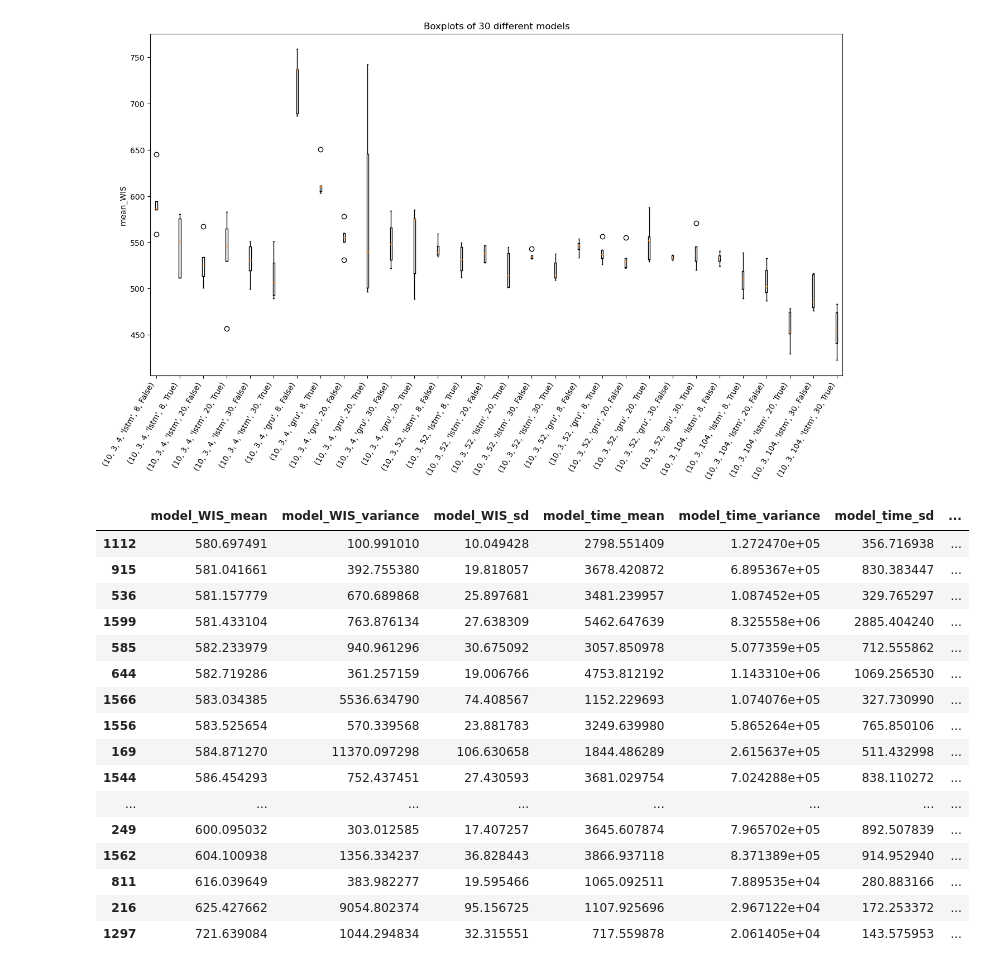
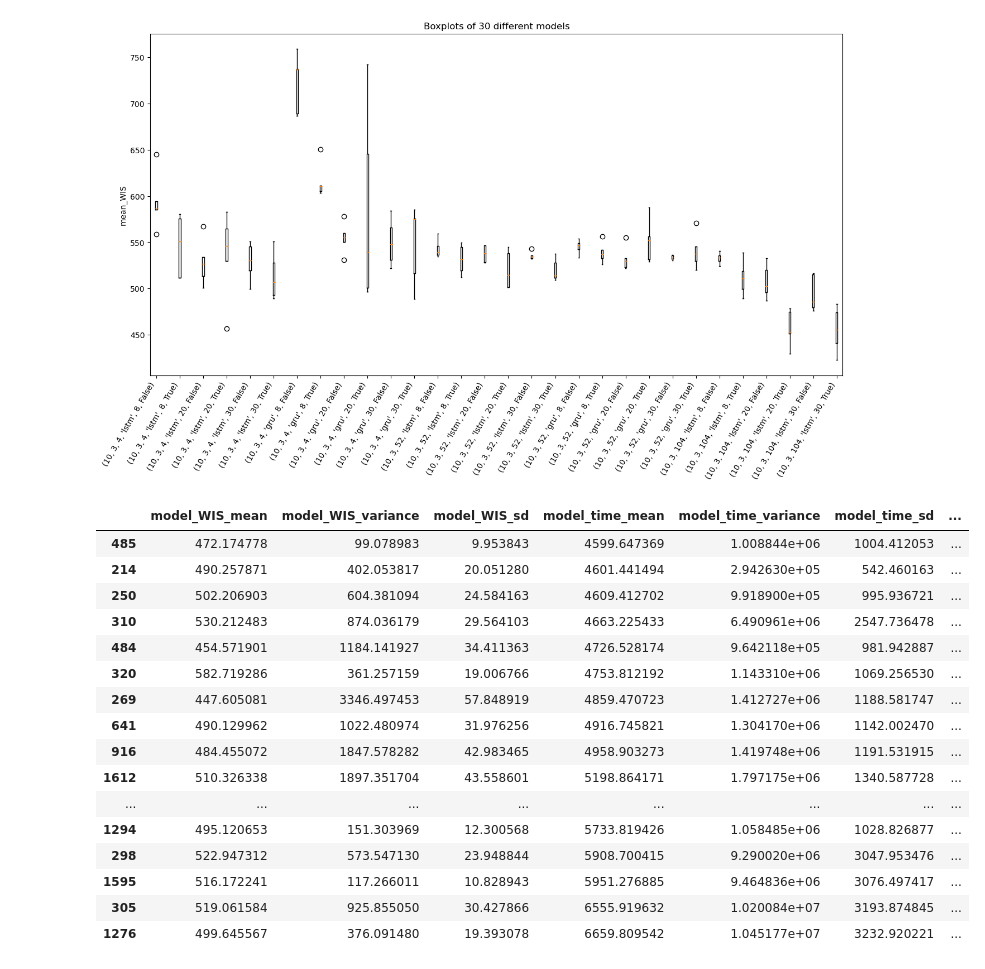
Before and after one commit to Kai-Ref/DeepAR_InfluenzaForecast, a Jupyter notebook: Notebooks/Modeltuning/Analysis_HP_19_04.ipynb, the cells around one changed output. Drawn from its saved outputs; the diff is of its cells as text; code cells hidden in the pictures.

Commit message:
new model results and analysis

```diff
--- a/Notebooks/Modeltuning/Analysis_HP_19_04.ipynb
+++ b/Notebooks/Modeltuning/Analysis_HP_19_04.ipynb
@@ -34,4 +34,4 @@ hp_search_space = {
     "cardinality":tune.sample_from(lambda spec:[2]*411 if spec.config.use_feat_static_cat else None),
 }
 
-model_results_by_hp = generate_model_results_by_hp_dict(df, hp_search_space)
+model_results_by_hp, overall_df = generate_model_results_by_hp_dict(df, hp_search_space)
@@ -39,31 +43,27 @@ model_results_by_hp = generate_model_results_by_hp_dict(df, hp_search_space)
 plot_model_results_by_hp(model_results_by_hp, number_of_plots=30, col="mean_WIS",figsize=(16, 9))
 # %% [output]
 [figure]
-# %%
-overall_df = pd.DataFrame()
-for key in list(model_results_by_hp.keys())[:]:
-    overall_df = pd.concat([overall_df, model_results_by_hp[key]])
 # %%
 added_cols = ["model_WIS_mean","model_WIS_variance","model_WIS_sd","model_time_mean","model_time_variance","model_time_sd"]
-display(overall_df.sort_values("model_WIS_mean")[added_cols+[col for col in df.columns if ("config" in col)&("cardinality" not in col)&("use_feat_dynamic_real" not in col)&("use_feat_static_real" not in col)]].drop_duplicates().tail(20))
+display(overall_df.sort_values("model_time_mean")[added_cols+[col for col in df.columns if ("config" in col)&("cardinality" not in col)&("use_feat_dynamic_real" not in col)&("use_feat_static_real" not in col)]].drop_duplicates().tail(20))
 # %% [output]
 |  | model_WIS_mean | model_WIS_variance | model_WIS_sd | model_time_mean | model_time_variance | model_time_sd | ... |
-| 1112 | 580.697491 | 100.991010 | 10.049428 | 2798.551409 | 1.272470e+05 | 356.716938 | ... |
-| 915 | 581.041661 | 392.755380 | 19.818057 | 3678.420872 | 6.895367e+05 | 830.383447 | ... |
-| 536 | 581.157779 | 670.689868 | 25.897681 | 3481.239957 | 1.087452e+05 | 329.765297 | ... |
-| 1599 | 581.433104 | 763.876134 | 27.638309 | 5462.647639 | 8.325558e+06 | 2885.404240 | ... |
-| 585 | 582.233979 | 940.961296 | 30.675092 | 3057.850978 | 5.077359e+05 | 712.555862 | ... |
-| 644 | 582.719286 | 361.257159 | 19.006766 | 4753.812192 | 1.143310e+06 | 1069.256530 | ... |
-| 1566 | 583.034385 | 5536.634790 | 74.408567 | 1152.229693 | 1.074076e+05 | 327.730990 | ... |
-| 1556 | 583.525654 | 570.339568 | 23.881783 | 3249.639980 | 5.865264e+05 | 765.850106 | ... |
-| 169 | 584.871270 | 11370.097298 | 106.630658 | 1844.486289 | 2.615637e+05 | 511.432998 | ... |
-| 1544 | 586.454293 | 752.437451 | 27.430593 | 3681.029754 | 7.024288e+05 | 838.110272 | ... |
+| 485 | 472.174778 | 99.078983 | 9.953843 | 4599.647369 | 1.008844e+06 | 1004.412053 | ... |
+| 214 | 490.257871 | 402.053817 | 20.051280 | 4601.441494 | 2.942630e+05 | 542.460163 | ... |
+| 250 | 502.206903 | 604.381094 | 24.584163 | 4609.412702 | 9.918900e+05 | 995.936721 | ... |
+| 310 | 530.212483 | 874.036179 | 29.564103 | 4663.225433 | 6.490961e+06 | 2547.736478 | ... |
+| 484 | 454.571901 | 1184.141927 | 34.411363 | 4726.528174 | 9.642118e+05 | 981.942887 | ... |
+| 320 | 582.719286 | 361.257159 | 19.006766 | 4753.812192 | 1.143310e+06 | 1069.256530 | ... |
+| 269 | 447.605081 | 3346.497453 | 57.848919 | 4859.470723 | 1.412727e+06 | 1188.581747 | ... |
+| 641 | 490.129962 | 1022.480974 | 31.976256 | 4916.745821 | 1.304170e+06 | 1142.002470 | ... |
+| 916 | 484.455072 | 1847.578282 | 42.983465 | 4958.903273 | 1.419748e+06 | 1191.531915 | ... |
+| 1612 | 510.326338 | 1897.351704 | 43.558601 | 5198.864171 | 1.797175e+06 | 1340.587728 | ... |
 | ... | ... | ... | ... | ... | ... | ... | ... |
-| 249 | 600.095032 | 303.012585 | 17.407257 | 3645.607874 | 7.965702e+05 | 892.507839 | ... |
-| 1562 | 604.100938 | 1356.334237 | 36.828443 | 3866.937118 | 8.371389e+05 | 914.952940 | ... |
-| 811 | 616.039649 | 383.982277 | 19.595466 | 1065.092511 | 7.889535e+04 | 280.883166 | ... |
-| 216 | 625.427662 | 9054.802374 | 95.156725 | 1107.925696 | 2.967122e+04 | 172.253372 | ... |
-| 1297 | 721.639084 | 1044.294834 | 32.315551 | 717.559878 | 2.061405e+04 | 143.575953 | ... |
+| 1294 | 495.120653 | 151.303969 | 12.300568 | 5733.819426 | 1.058485e+06 | 1028.826877 | ... |
+| 298 | 522.947312 | 573.547130 | 23.948844 | 5908.700415 | 9.290020e+06 | 3047.953476 | ... |
+| 1595 | 516.172241 | 117.266011 | 10.828943 | 5951.276885 | 9.464836e+06 | 3076.497417 | ... |
+| 305 | 519.061584 | 925.855050 | 30.427866 | 6555.919632 | 1.020084e+07 | 3193.874845 | ... |
+| 1276 | 499.645567 | 376.091480 | 19.393078 | 6659.809542 | 1.045177e+07 | 3232.920221 | ... |
 # %%
 unique_df = overall_df[added_cols+[col for col in df.columns if ("config" in col)&("cardinality" not in col)]].drop_duplicates()
 print(len(unique_df))
```
Also changed, not shown: parts of 5 cells of this notebook, 8 other files.
